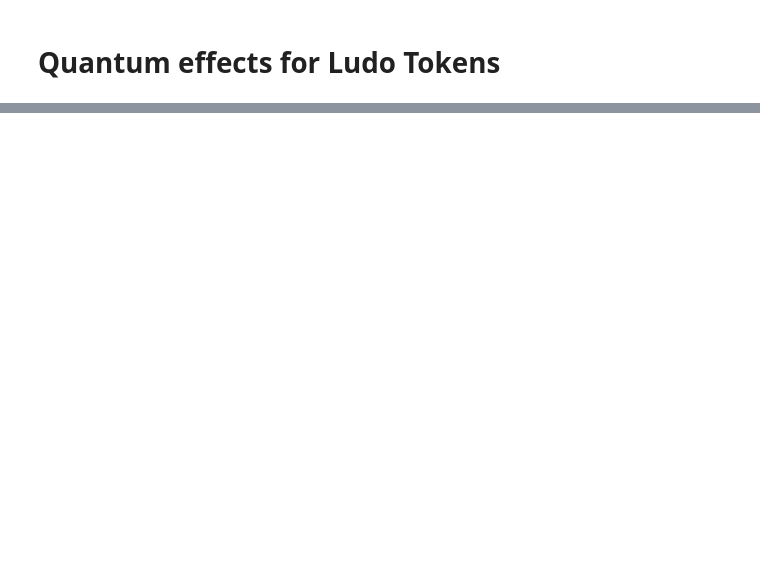
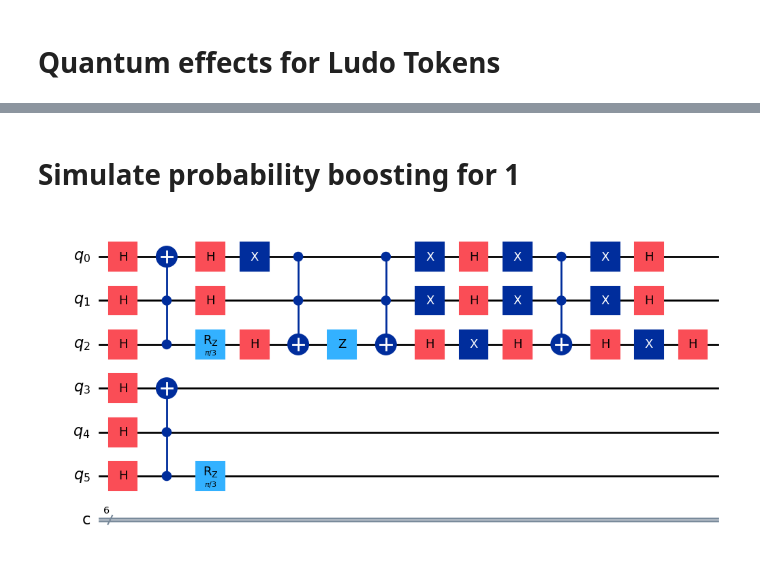
Before and after one commit to Ckout12/Ludo-iQuCodeFest-Hackathon-2025, a Jupyter notebook: Quantum Ludo.ipynb, the cells around one changed output, grey strips where cells are left out. Cells and saved outputs as stored; diff of their text form; code cells hidden in the pictures; blank space fills up the shorter version.

```diff
--- a/Quantum Ludo.ipynb
+++ b/Quantum Ludo.ipynb
@@ -195,0 +256,8 @@ print(int('01001', 2))
+# %% [markdown]
+# Simulate probability boosting for 1
+# %%
+token_1 = token_circuit_initialization()
+token_boosted_001 = probability_boost_001(token_1)
+token_boosted_001.draw('mpl')  # Draw the boosted circuit
+# %% [output]
+[figure, added]
```
Also changed, not shown: parts of 13 cells of this notebook.
